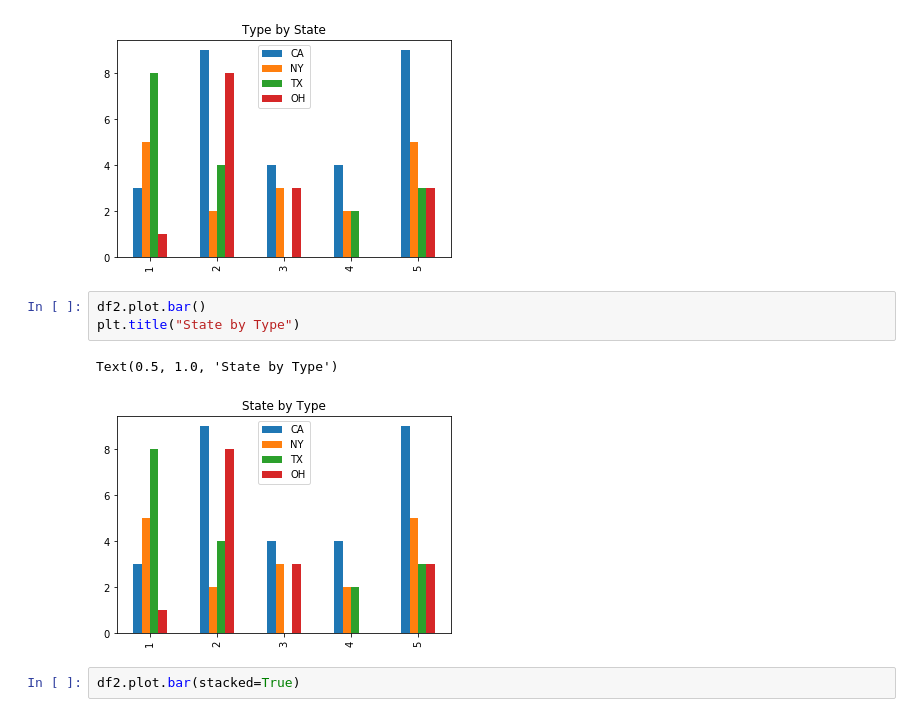
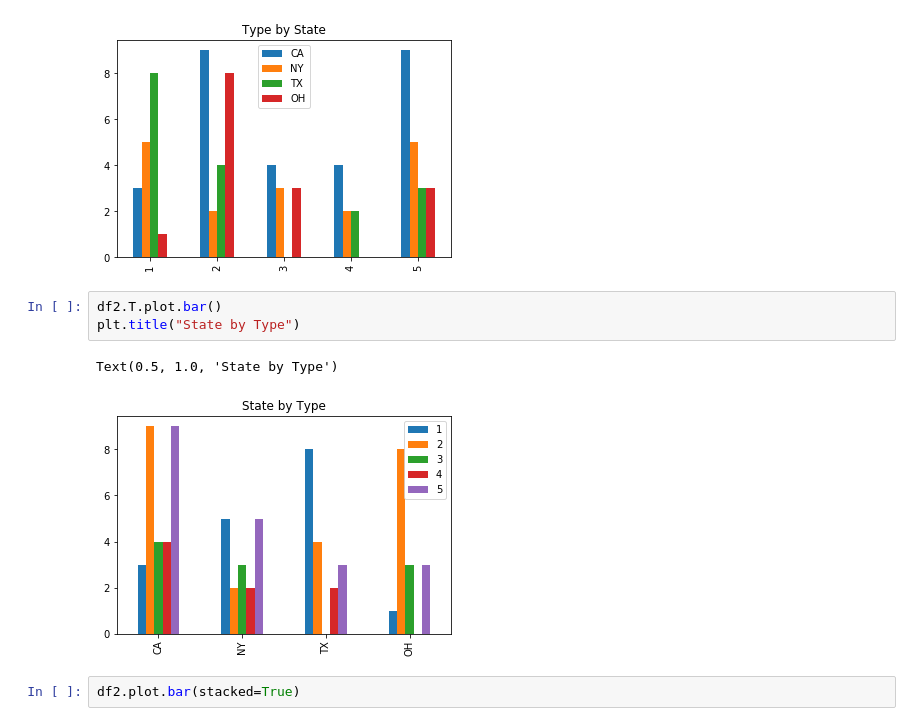
Before and after one commit to smileschen/2020-sp-stats-21, a Jupyter notebook: 09-02.ipynb, the cells around one changed output. Drawn from its saved outputs; the diff is of its cells as text.

```diff
--- a/09-02.ipynb
+++ b/09-02.ipynb
@@ -503,11 +505,11 @@ plt.title("Type by State")
 Text(0.5, 1.0, 'Type by State')
 [figure]
 # %%
-df2.plot.bar()
+df2.T.plot.bar()
 plt.title("State by Type")
 # %% [output]
 Text(0.5, 1.0, 'State by Type')
-[figure, old version]
+[figure, new version]
 # %%
 df2.plot.bar(stacked=True)
 # %% [output]
```
Also changed, not shown: parts of 3 cells of this notebook, 5 other files.
